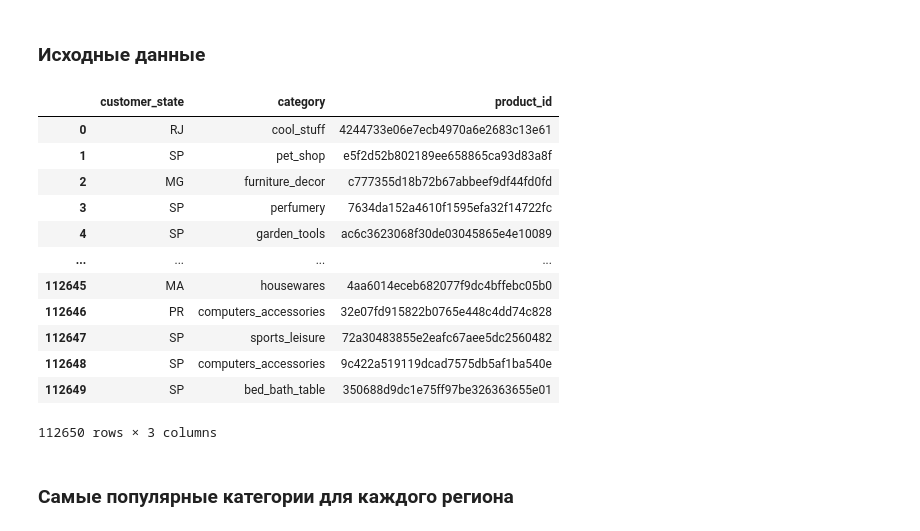
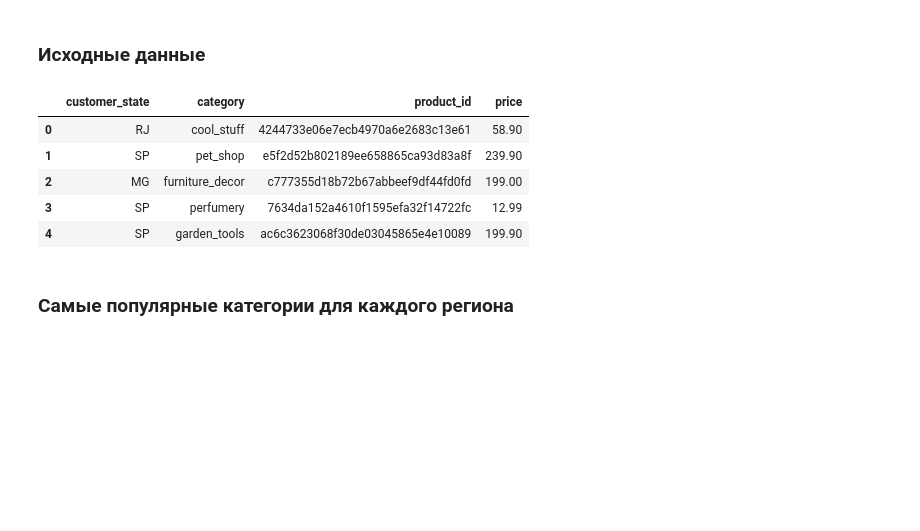
Before and after one commit to aliakseizvertouski/olist, a Jupyter notebook: olist_geo.ipynb, the cells around one changed output. Cells and saved outputs as stored; diff of their text form; code cells hidden in the pictures; blank space fills up the shorter version.

```diff
--- a/olist_geo.ipynb
+++ b/olist_geo.ipynb
@@ -59,34 +92,27 @@ region_stats.to_csv('regional_sales.csv', index=False, sep=';')
 # %% [markdown]
 ### Исходные данные
 # %%
-df_geo_cat = order_items[['order_id', 'product_id']].merge(
+df_geo_cat = order_items[['order_id', 'product_id', 'price']].merge(
     orders[['order_id', 'customer_id']], on='order_id'
 ).merge(
     customers[['customer_id', 'customer_state']], on='customer_id'
 ).merge(
     products[['product_id', 'product_category_name']], on='product_id'
 ).merge(
     product_category_name_translation, on='product_category_name', how='left'
 )
 
 df_geo_cat = df_geo_cat.rename(columns={'product_category_name_english': 'category'})
-df_geo_cat = df_geo_cat[['customer_state', 'category', 'product_id']]
+df_geo_cat = df_geo_cat[['customer_state', 'category', 'product_id', 'price']]
 
 df_geo_cat.head()
 # %% [output]
-|  | customer_state | category | product_id |
-| 0 | RJ | cool_stuff | 4244733e06e7ecb4970a6e2683c13e61 |
-| 1 | SP | pet_shop | e5f2d52b802189ee658865ca93d83a8f |
-| 2 | MG | furniture_decor | c777355d18b72b67abbeef9df44fd0fd |
-| 3 | SP | perfumery | 7634da152a4610f1595efa32f14722fc |
-| 4 | SP | garden_tools | ac6c3623068f30de03045865e4e10089 |
-| ... | ... | ... | ... |
-| 112645 | MA | housewares | 4aa6014eceb682077f9dc4bffebc05b0 |
-| 112646 | PR | computers_accessories | 32e07fd915822b0765e448c4dd74c828 |
-| 112647 | SP | sports_leisure | 72a30483855e2eafc67aee5dc2560482 |
-| 112648 | SP | computers_accessories | 9c422a519119dcad7575db5af1ba540e |
-| 112649 | SP | bed_bath_table | 350688d9dc1e75ff97be326363655e01 |
+|  | customer_state | category | product_id | price |
+| 0 | RJ | cool_stuff | 4244733e06e7ecb4970a6e2683c13e61 | 58.90 |
+| 1 | SP | pet_shop | e5f2d52b802189ee658865ca93d83a8f | 239.90 |
+| 2 | MG | furniture_decor | c777355d18b72b67abbeef9df44fd0fd | 199.00 |
+| 3 | SP | perfumery | 7634da152a4610f1595efa32f14722fc | 12.99 |
+| 4 | SP | garden_tools | ac6c3623068f30de03045865e4e10089 | 199.90 |
-112650 rows × 3 columns
 # %% [markdown]
 ### Самые популярные категории для каждого региона
 # %%
```
Also changed, not shown: parts of 4 cells of this notebook.
